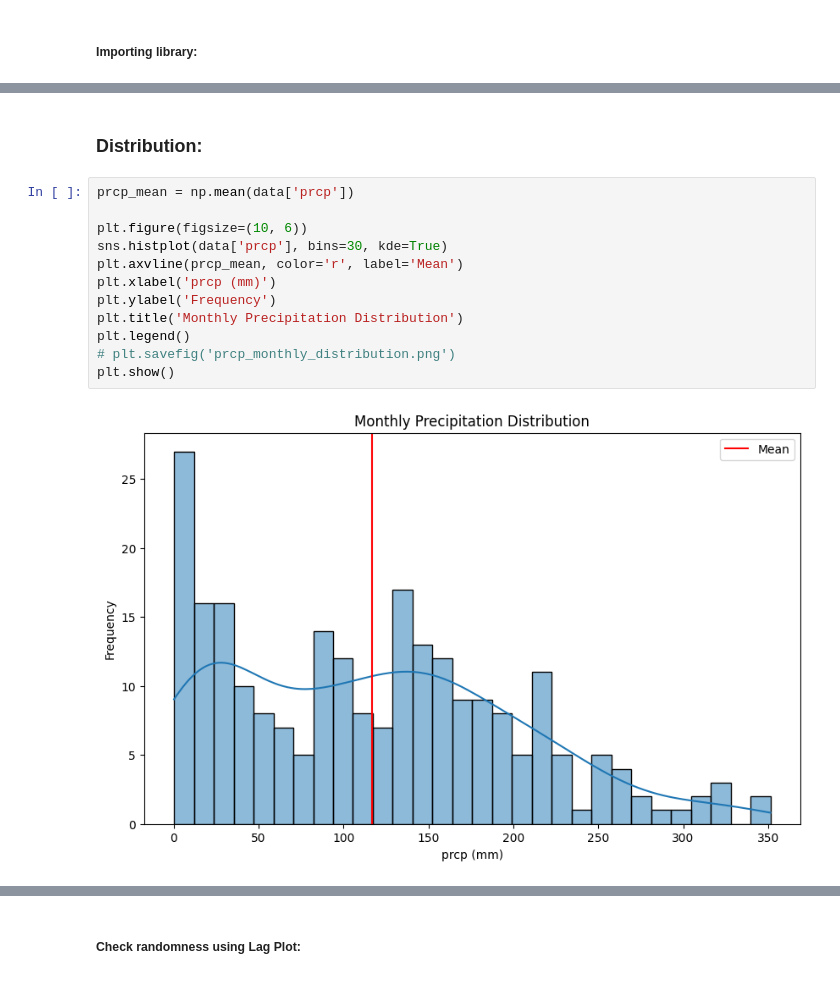
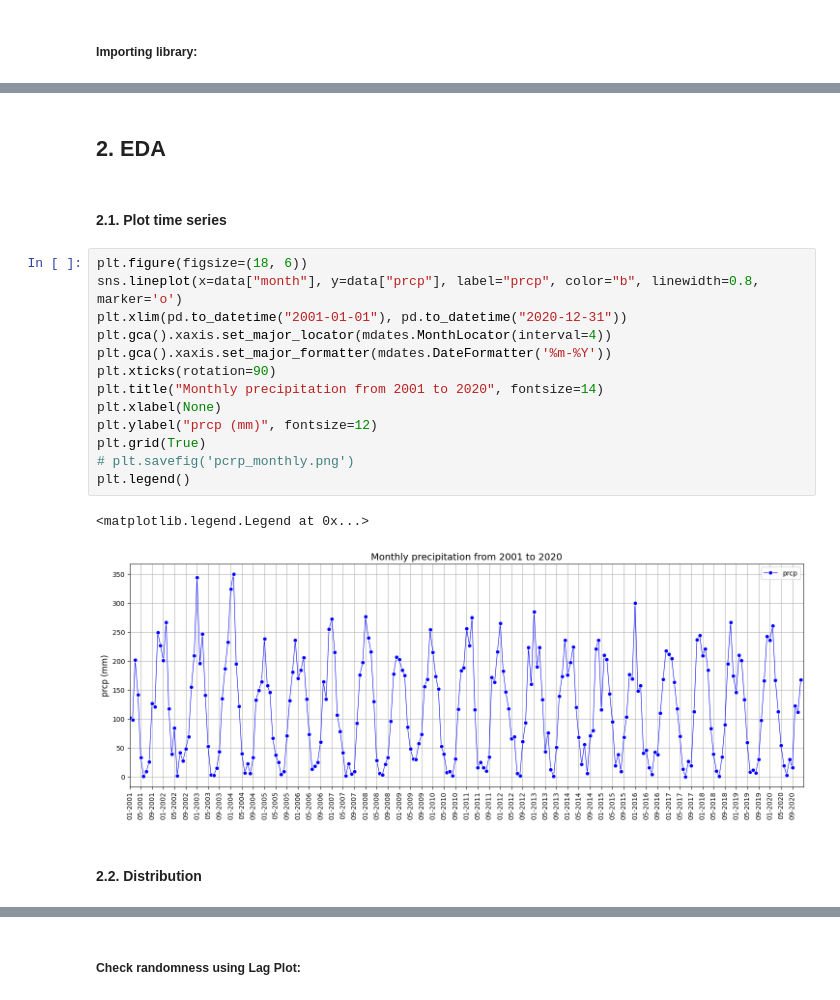
Before and after one commit to Kizza2014/time_series_climate_weather_surface_of_Brazil, a Jupyter notebook: analysis.ipynb, the cells around one changed output, grey strips where cells are left out. Saved outputs shown, nothing was run; the diff lists cells and outputs as text.

```diff
--- a/analysis.ipynb
+++ b/analysis.ipynb
@@ -30,16 +34,22 @@ data.head()
+# %% [markdown]
+## 2. EDA
+# %% [markdown]
+#### 2.1. Plot time series
+# %%
+plt.figure(figsize=(18, 6))
+sns.lineplot(x=data["month"], y=data["prcp"], label="prcp", color="b", linewidth=0.8, marker='o')
+plt.xlim(pd.to_datetime("2001-01-01"), pd.to_datetime("2020-12-31"))
+plt.gca().xaxis.set_major_locator(mdates.MonthLocator(interval=4))
+plt.gca().xaxis.set_major_formatter(mdates.DateFormatter('%m-%Y'))
+plt.xticks(rotation=90)
+plt.title("Monthly precipitation from 2001 to 2020", fontsize=14)
+plt.xlabel(None)
+plt.ylabel("prcp (mm)", fontsize=12)
+plt.grid(True)
+# plt.savefig('pcrp_monthly.png')
+plt.legend()
+# %% [output]
+<matplotlib.legend.Legend at 0x...>
+[figure, added]
 # %% [markdown]
-### Distribution:
+#### 2.2. Distribution
-# %%
-prcp_mean = np.mean(data['prcp'])
-
-plt.figure(figsize=(10, 6))
-sns.histplot(data['prcp'], bins=30, kde=True)
-plt.axvline(prcp_mean, color='r', label='Mean')
-plt.xlabel('prcp (mm)')
-plt.ylabel('Frequency')
-plt.title('Monthly Precipitation Distribution')
-plt.legend()
-# plt.savefig('prcp_monthly_distribution.png')
-plt.show()
-# %% [output]
-[figure, removed]
```
Also changed, not shown: parts of 44 cells of this notebook, 16 other files.
